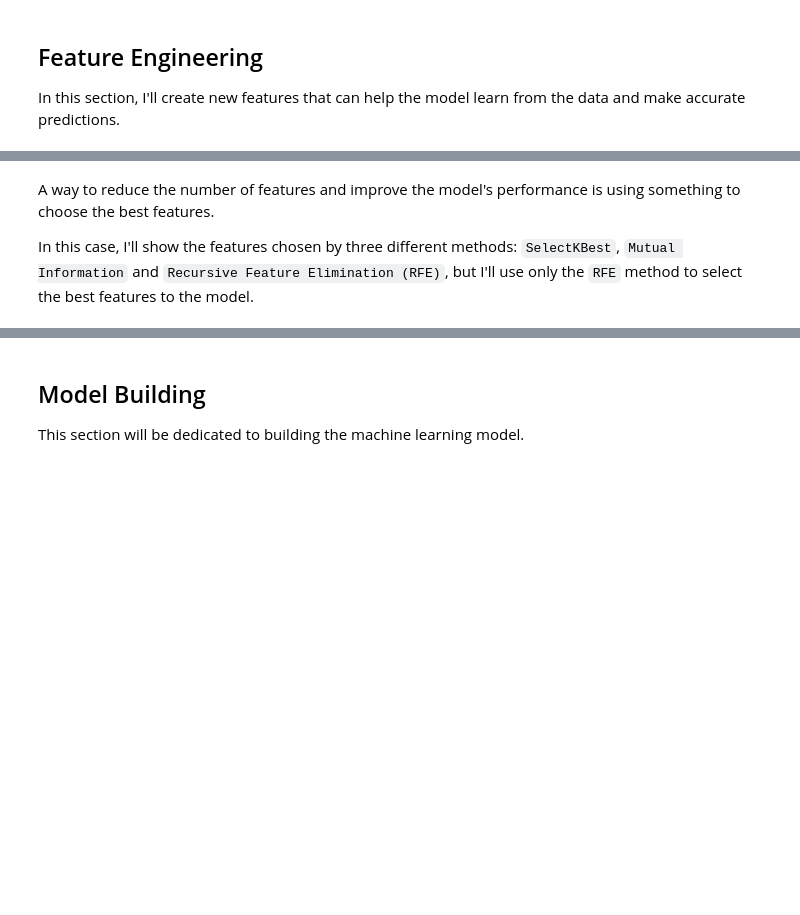
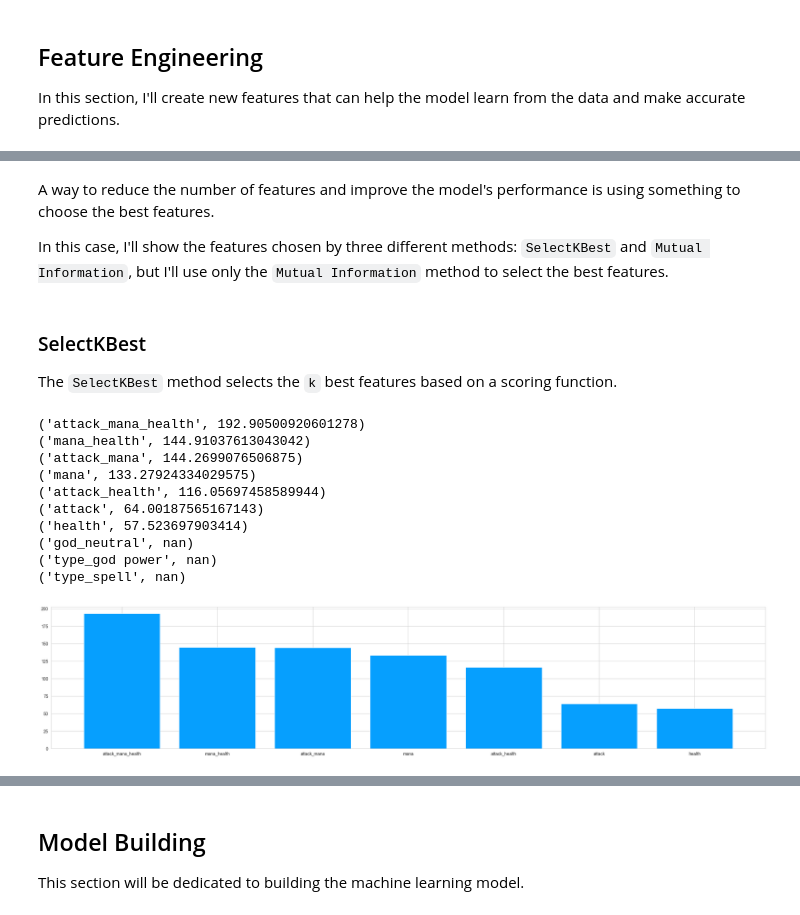
Before and after one commit to Lucs1590/gods-unchained, a Jupyter notebook: notebooks/gods_unchained_eda.ipynb, the cells around one changed output, grey strips where cells are left out. Saved outputs shown, nothing was run; the diff lists cells and outputs as text; code cells hidden in the pictures; blank space fills up the shorter version.

```diff
--- a/notebooks/gods_unchained_eda.ipynb
+++ b/notebooks/gods_unchained_eda.ipynb
@@ -377,6 +541,11 @@ Performing the analysis of distributions and correlation, it was possible to see
 # %% [markdown]
 ## Feature Engineering
 In this section, I'll create new features that can help the model learn from the data and make accurate predictions.
+# %%
+train_dataframe = train_dataframe.sample(
+    frac=1,
+    random_state=237
+).reset_index(drop=True)
 # %%
 train_dataframe['attack'] = train_dataframe['attack'].apply(lambda x: np.log(x))
 train_dataframe['mana'] = train_dataframe['mana'].apply(lambda x: np.log(x))
@@ -389,3 +572,9 @@ train_dataframe['attack_mana_health'] = train_dataframe['attack'] + train_datafr
 # %%
-train_dataframe = pd.get_dummies(train_dataframe, columns=['god', 'type'], drop_first=True)
+train_dataframe = pd.get_dummies(
+    train_dataframe,
+    columns=['god', 'type'],
+    drop_first=True,
+    prefix=['god', 'type'],
+    prefix_sep='_'
+)
 train_dataframe.head()
@@ -396,7 +596,7 @@ sns.heatmap(corr_matrix, cmap='Blues', fmt=".2f")
 # %% [markdown]
 A way to reduce the number of features and improve the model's performance is using something to choose the best features.
 
-In this case, I'll show the features chosen by three different methods: `SelectKBest`, `Mutual Information` and `Recursive Feature Elimination (RFE)`, but I'll use only the `RFE` method to select the best features to the model.
+In this case, I'll show the features chosen by three different methods: `SelectKBest` and `Mutual Information`, but I'll use only the `Mutual Information` method to select the best features.
 # %%
 train_dataframe.replace([np.inf, -np.inf], np.nan, inplace=True)
 train_dataframe['attack'] = train_dataframe['attack'].fillna(train_dataframe['attack'].mean())
@@ -419,7 +609,33 @@ mi
-# %%
-features = mi.head(7).index
-train_dataframe = train_dataframe[features.append(pd.Index(['strategy']))]
-# %%
-# drop duplicates columns
-train_dataframe = train_dataframe.loc[:,~train_dataframe.columns.duplicated()]
-train_dataframe.head()
+# %% [markdown]
+### SelectKBest
+The `SelectKBest` method selects the `k` best features based on a scoring function.
+# %%
+X = train_dataframe.drop(['strategy', 'id'], axis=1)
+y = train_dataframe['strategy']
+
+selector = SelectKBest(score_func=chi2)
+X_new = selector.fit_transform(X, y)
+
+selected_features = pd.DataFrame(selector.inverse_transform(X_new), index=X.index, columns=X.columns)
+selected_columns = selected_features.columns[selected_features.var() != 0]
+
+features = zip(selected_columns, selector.scores_)
+features = sorted(features, key=lambda x: x[1], reverse=True)
+for feature in features:
+    print(feature)
+
+plt.figure(figsize=(30, 6))
+plt.bar([x[0] for x in features], [x[1] for x in features])
+plt.show()
+# %% [output]
+('attack_mana_health', 192.90500920601278)
+('mana_health', 144.91037613043042)
+('attack_mana', 144.2699076506875)
+('mana', 133.27924334029575)
+('attack_health', 116.05697458589944)
+('attack', 64.00187565167143)
+('health', 57.523697903414)
+('god_neutral', nan)
+('type_god power', nan)
+('type_spell', nan)
+[figure, added]
```
Also changed, not shown: parts of 50 cells of this notebook.
